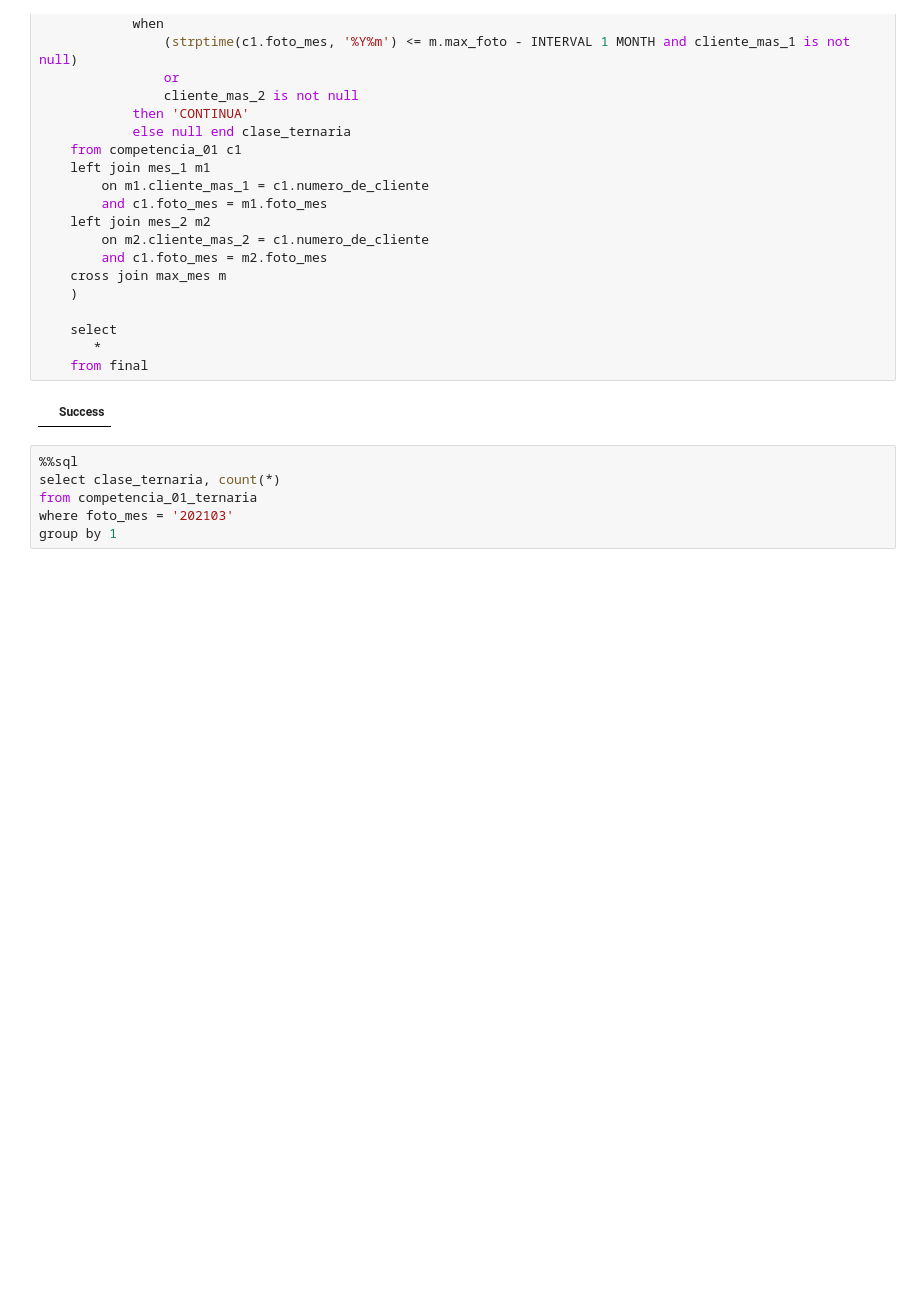
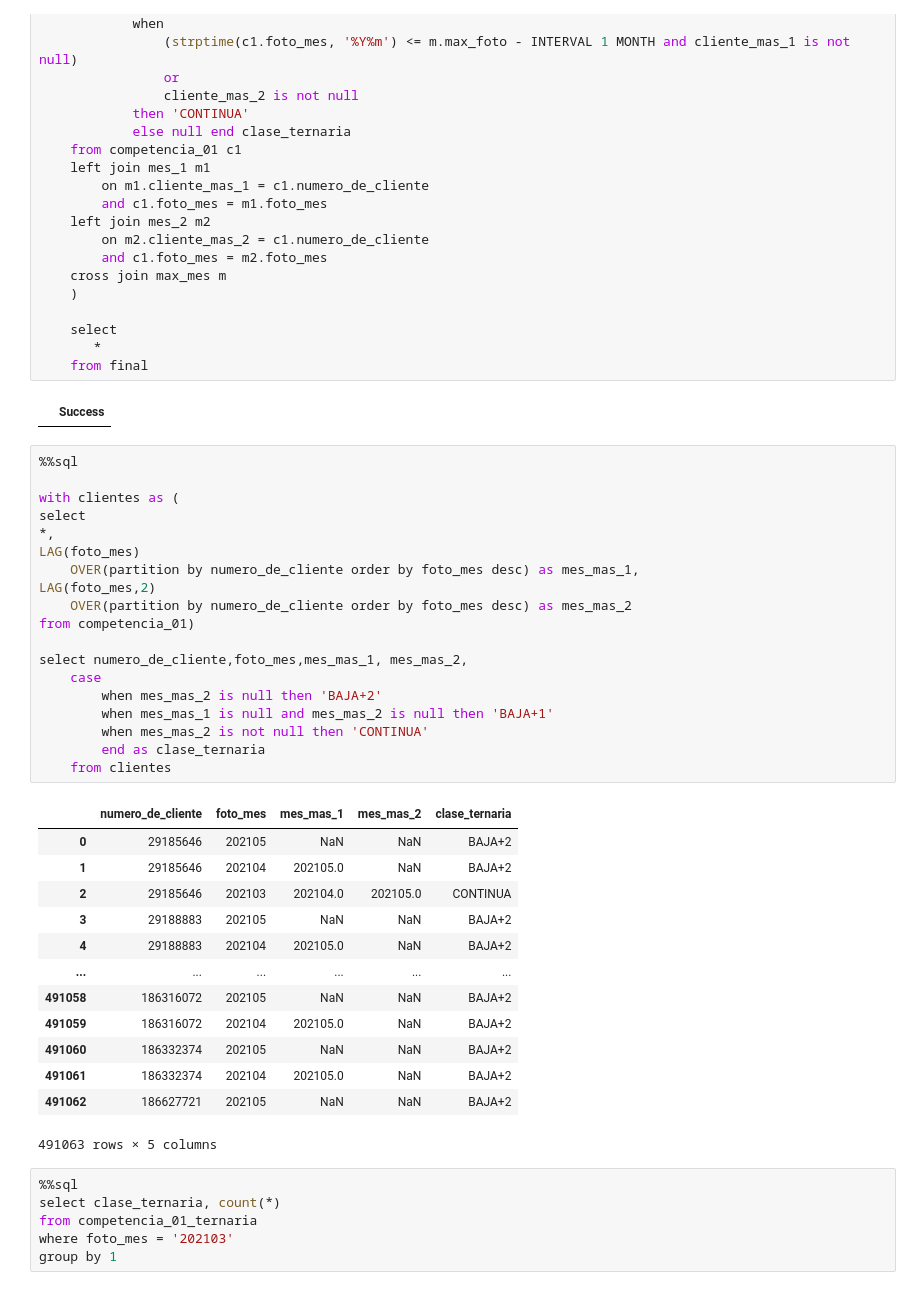
Before and after one commit to fedeidoeta/dmeyf2023, a Jupyter notebook: src/monday/fi101_target_sql.ipynb, the cells around one changed output. Drawn from its saved outputs; the diff is of its cells as text; blank space fills up the shorter version.

Commit message:
Query clase ternaria con LAG

```diff
--- a/src/monday/fi101_target_sql.ipynb
+++ b/src/monday/fi101_target_sql.ipynb
@@ -222,6 +222,39 @@ create or replace temp table competencia_01_ternaria as
     from final
 # %% [output]
 |  | Success |
+# %%
+%%sql
+
+with clientes as (
+select
+*,
+LAG(foto_mes)
+    OVER(partition by numero_de_cliente order by foto_mes desc) as mes_mas_1,
+LAG(foto_mes,2)
+    OVER(partition by numero_de_cliente order by foto_mes desc) as mes_mas_2
+from competencia_01)
+
+select numero_de_cliente,foto_mes,mes_mas_1, mes_mas_2,
+    case
+        when mes_mas_2 is null then 'BAJA+2'
+        when mes_mas_1 is null and mes_mas_2 is null then 'BAJA+1'
+        when mes_mas_2 is not null then 'CONTINUA'
+        end as clase_ternaria
+    from clientes
+# %% [output]
+|  | numero_de_cliente | foto_mes | mes_mas_1 | mes_mas_2 | clase_ternaria |
+| 0 | 29185646 | 202105 | NaN | NaN | BAJA+2 |
+| 1 | 29185646 | 202104 | 202105.0 | NaN | BAJA+2 |
+| 2 | 29185646 | 202103 | 202104.0 | 202105.0 | CONTINUA |
+| 3 | 29188883 | 202105 | NaN | NaN | BAJA+2 |
+| 4 | 29188883 | 202104 | 202105.0 | NaN | BAJA+2 |
+| ... | ... | ... | ... | ... | ... |
+| 491058 | 186316072 | 202105 | NaN | NaN | BAJA+2 |
+| 491059 | 186316072 | 202104 | 202105.0 | NaN | BAJA+2 |
+| 491060 | 186332374 | 202105 | NaN | NaN | BAJA+2 |
+| 491061 | 186332374 | 202104 | 202105.0 | NaN | BAJA+2 |
+| 491062 | 186627721 | 202105 | NaN | NaN | BAJA+2 |
+491063 rows × 5 columns
 # %%
 %%sql
 select clase_ternaria, count(*)
```
